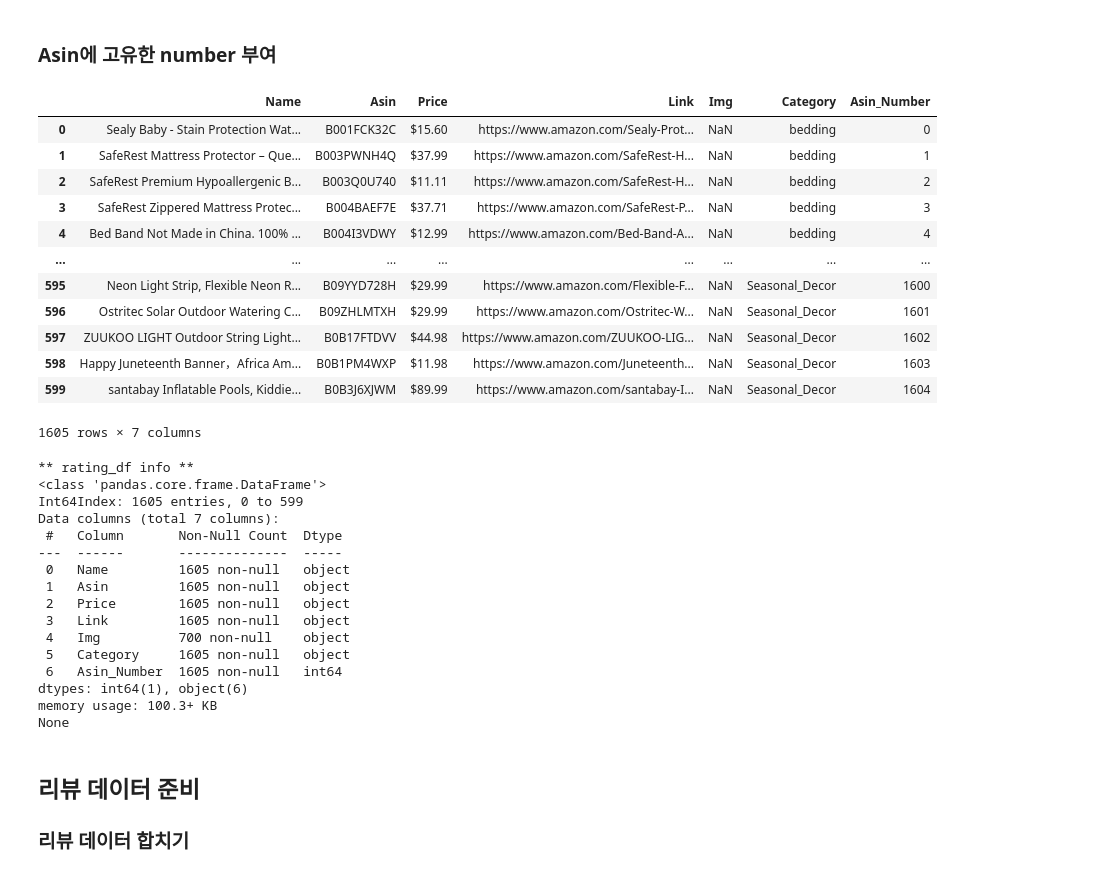
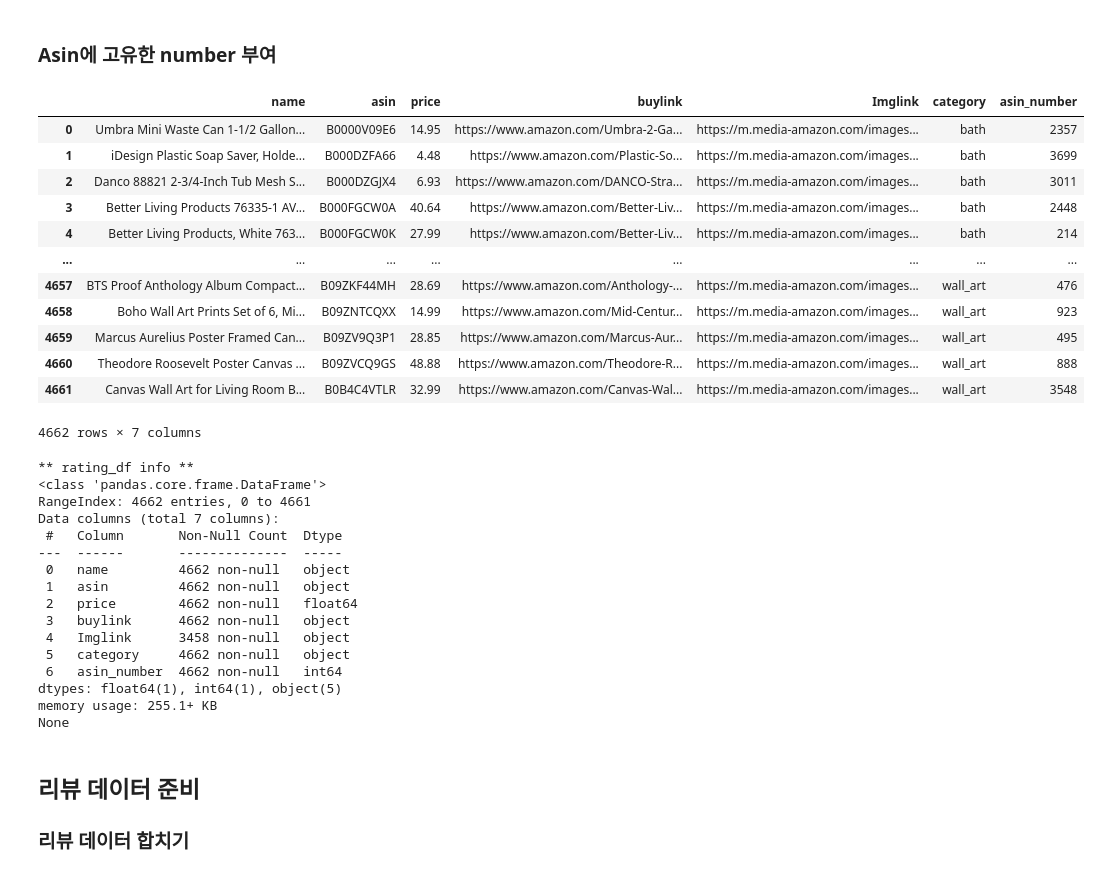
Before and after one commit to 4plus6is10/homemaker-Data, a Jupyter notebook: 21. 추천 시스템 코드 정리2.ipynb, the cells around one changed output. Drawn from its saved outputs; the diff is of its cells as text; code cells hidden in the pictures.

```diff
--- a/21. 추천 시스템 코드 정리2.ipynb
+++ b/21. 추천 시스템 코드 정리2.ipynb
@@ -45,17 +24,2 @@ category_list = ['bath', 'bedding', 'cleaning_supplies',
 # %%
-bedding_df = pd.read_csv('./amazon_meta/bedding.csv')
-bedding_df['Category'] = 'bedding'
-
-kids_df = pd.read_csv('./amazon_meta/kids_home_store.csv')
-kids_df['Category'] = 'Kids_Home_Store'
-
-kitchen_df = pd.read_csv('./amazon_meta/kitchen_dining.csv')
-kitchen_df['Category'] = 'Kitchen_Dining'
-
-seasonal_df = pd.read_csv('./amazon_meta/seasonal_decor.csv')
-seasonal_df['Category'] = 'Seasonal_Decor'
-
-item_df = pd.concat([bedding_df, kids_df, kitchen_df, seasonal_df])
-
-# print('Item Dataframe')
-display(item_df)
+item_df = pd.read_csv('item_meta.csv')
@@ -86,9 +44,9 @@ dtype: int64
 # %%
-item_df = item_df.drop_duplicates(subset='Asin')
+# item_df = item_df.drop_duplicates(subset='asin')
 # %% [markdown]
 ### Asin에 고유한 number 부여
 # %%
-asin_list = list(item_df['Asin'])
+asin_list = list(set(item_df['asin']))
 # %%
 asin_number_dict = {}
 
@@ -97,41 +55,41 @@ for idx, asin in enumerate(asin_list):
 # %%
 asin_number_list = []
 
-for asin in item_df['Asin']:
+for asin in item_df['asin']:
     asin_number_list.append(asin_number_dict.get(asin))
 # %%
-item_df['Asin_Number'] = asin_number_list
+item_df['asin_number'] = asin_number_list
 display(item_df)
 
 print('** rating_df info **')
 print(item_df.info())
 # %% [output]
-|  | Name | Asin | Price | Link | Img | Category | Asin_Number |
-| 0 | Sealy Baby - Stain Protection Wat... | B001FCK32C | $15.60 | https://www.amazon.com/Sealy-Prot... | NaN | bedding | 0 |
-| 1 | SafeRest Mattress Protector – Que... | B003PWNH4Q | $37.99 | https://www.amazon.com/SafeRest-H... | NaN | bedding | 1 |
-| 2 | SafeRest Premium Hypoallergenic B... | B003Q0U740 | $11.11 | https://www.amazon.com/SafeRest-H... | NaN | bedding | 2 |
-| 3 | SafeRest Zippered Mattress Protec... | B004BAEF7E | $37.71 | https://www.amazon.com/SafeRest-P... | NaN | bedding | 3 |
-| 4 | Bed Band Not Made in China. 100% ... | B004I3VDWY | $12.99 | https://www.amazon.com/Bed-Band-A... | NaN | bedding | 4 |
+|  | name | asin | price | buylink | Imglink | category | asin_number |
+| 0 | Umbra Mini Waste Can 1-1/2 Gallon... | B0000V09E6 | 14.95 | https://www.amazon.com/Umbra-2-Ga... | https://m.media-amazon.com/images... | bath | 2357 |
+| 1 | iDesign Plastic Soap Saver, Holde... | B000DZFA66 | 4.48 | https://www.amazon.com/Plastic-So... | https://m.media-amazon.com/images... | bath | 3699 |
+| 2 | Danco 88821 2-3/4-Inch Tub Mesh S... | B000DZGJX4 | 6.93 | https://www.amazon.com/DANCO-Stra... | https://m.media-amazon.com/images... | bath | 3011 |
+| 3 | Better Living Products 76335-1 AV... | B000FGCW0A | 40.64 | https://www.amazon.com/Better-Liv... | https://m.media-amazon.com/images... | bath | 2448 |
+| 4 | Better Living Products, White 763... | B000FGCW0K | 27.99 | https://www.amazon.com/Better-Liv... | https://m.media-amazon.com/images... | bath | 214 |
 | ... | ... | ... | ... | ... | ... | ... | ... |
-| 595 | Neon Light Strip, Flexible Neon R... | B09YYD728H | $29.99 | https://www.amazon.com/Flexible-F... | NaN | Seasonal_Decor | 1600 |
-| 596 | Ostritec Solar Outdoor Watering C... | B09ZHLMTXH | $29.99 | https://www.amazon.com/Ostritec-W... | NaN | Seasonal_Decor | 1601 |
-| 597 | ZUUKOO LIGHT Outdoor String Light... | B0B17FTDVV | $44.98 | https://www.amazon.com/ZUUKOO-LIG... | NaN | Seasonal_Decor | 1602 |
-| 598 | Happy Juneteenth Banner，Africa Am... | B0B1PM4WXP | $11.98 | https://www.amazon.com/Juneteenth... | NaN | Seasonal_Decor | 1603 |
-| 599 | santabay Inflatable Pools, Kiddie... | B0B3J6XJWM | $89.99 | https://www.amazon.com/santabay-I... | NaN | Seasonal_Decor | 1604 |
+| 4657 | BTS Proof Anthology Album Compact... | B09ZKF44MH | 28.69 | https://www.amazon.com/Anthology-... | https://m.media-amazon.com/images... | wall_art | 476 |
+| 4658 | Boho Wall Art Prints Set of 6, Mi... | B09ZNTCQXX | 14.99 | https://www.amazon.com/Mid-Centur... | https://m.media-amazon.com/images... | wall_art | 923 |
+| 4659 | Marcus Aurelius Poster Framed Can... | B09ZV9Q3P1 | 28.85 | https://www.amazon.com/Marcus-Aur... | https://m.media-amazon.com/images... | wall_art | 495 |
+| 4660 | Theodore Roosevelt Poster Canvas ... | B09ZVCQ9GS | 48.88 | https://www.amazon.com/Theodore-R... | https://m.media-amazon.com/images... | wall_art | 888 |
+| 4661 | Canvas Wall Art for Living Room B... | B0B4C4VTLR | 32.99 | https://www.amazon.com/Canvas-Wal... | https://m.media-amazon.com/images... | wall_art | 3548 |
-1605 rows × 7 columns
+4662 rows × 7 columns
 ** rating_df info **
 <class 'pandas.core.frame.DataFrame'>
-Int64Index: 1605 entries, 0 to 599
+RangeIndex: 4662 entries, 0 to 4661
 Data columns (total 7 columns):
  #   Column       Non-Null Count  Dtype
 ---  ------       --------------  -----
- 0   Name         1605 non-null   object
- 1   Asin         1605 non-null   object
- 2   Price        1605 non-null   object
- 3   Link         1605 non-null   object
- 4   Img          700 non-null    object
- 5   Category     1605 non-null   object
- 6   Asin_Number  1605 non-null   int64
-dtypes: int64(1), object(6)
-memory usage: 100.3+ KB
+ 0   name         4662 non-null   object
+ 1   asin         4662 non-null   object
+ 2   price        4662 non-null   float64
+ 3   buylink      4662 non-null   object
+ 4   Imglink      3458 non-null   object
+ 5   category     4662 non-null   object
+ 6   asin_number  4662 non-null   int64
+dtypes: float64(1), int64(1), object(5)
+memory usage: 255.1+ KB
 None
```
Also changed, not shown: parts of 50 cells of this notebook.
